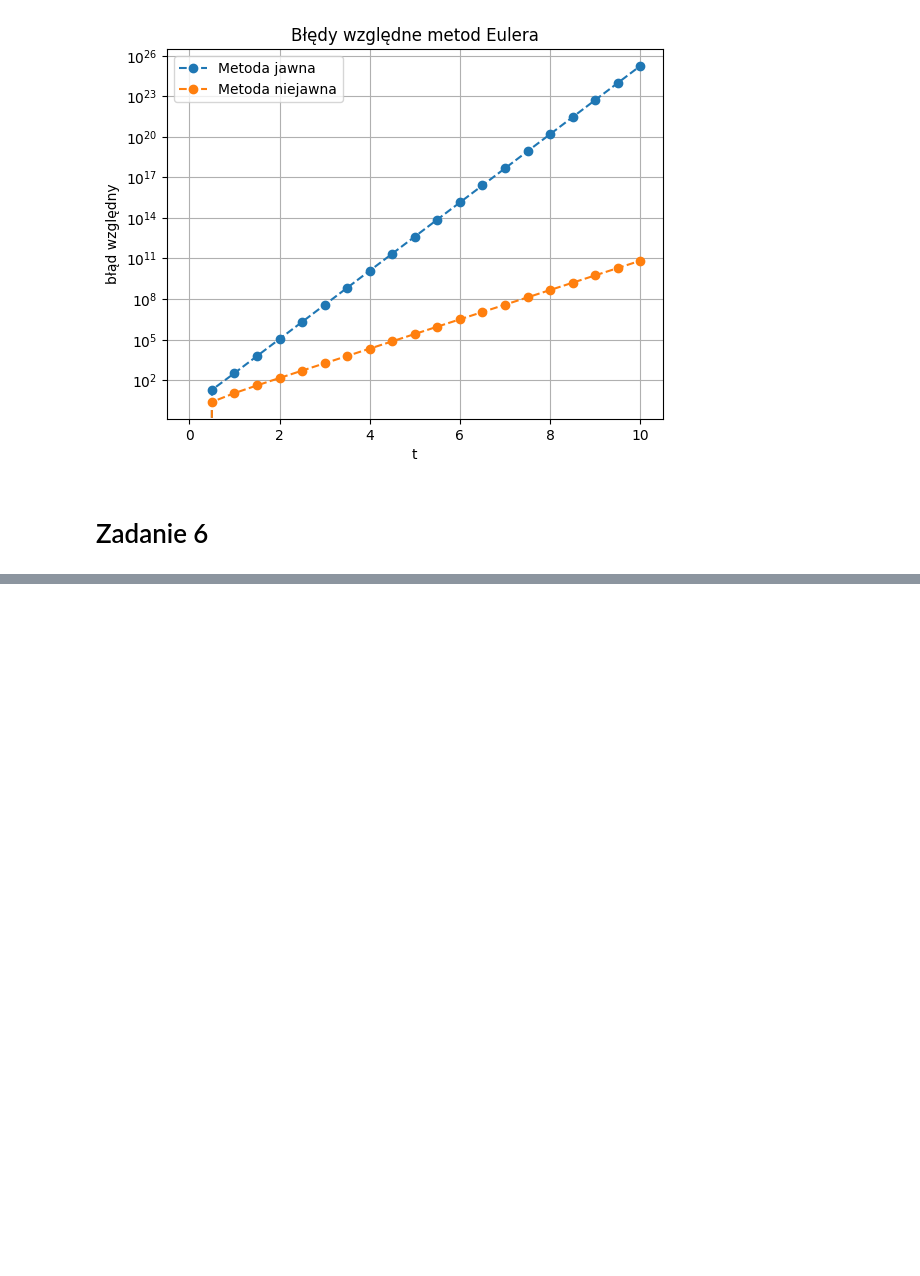
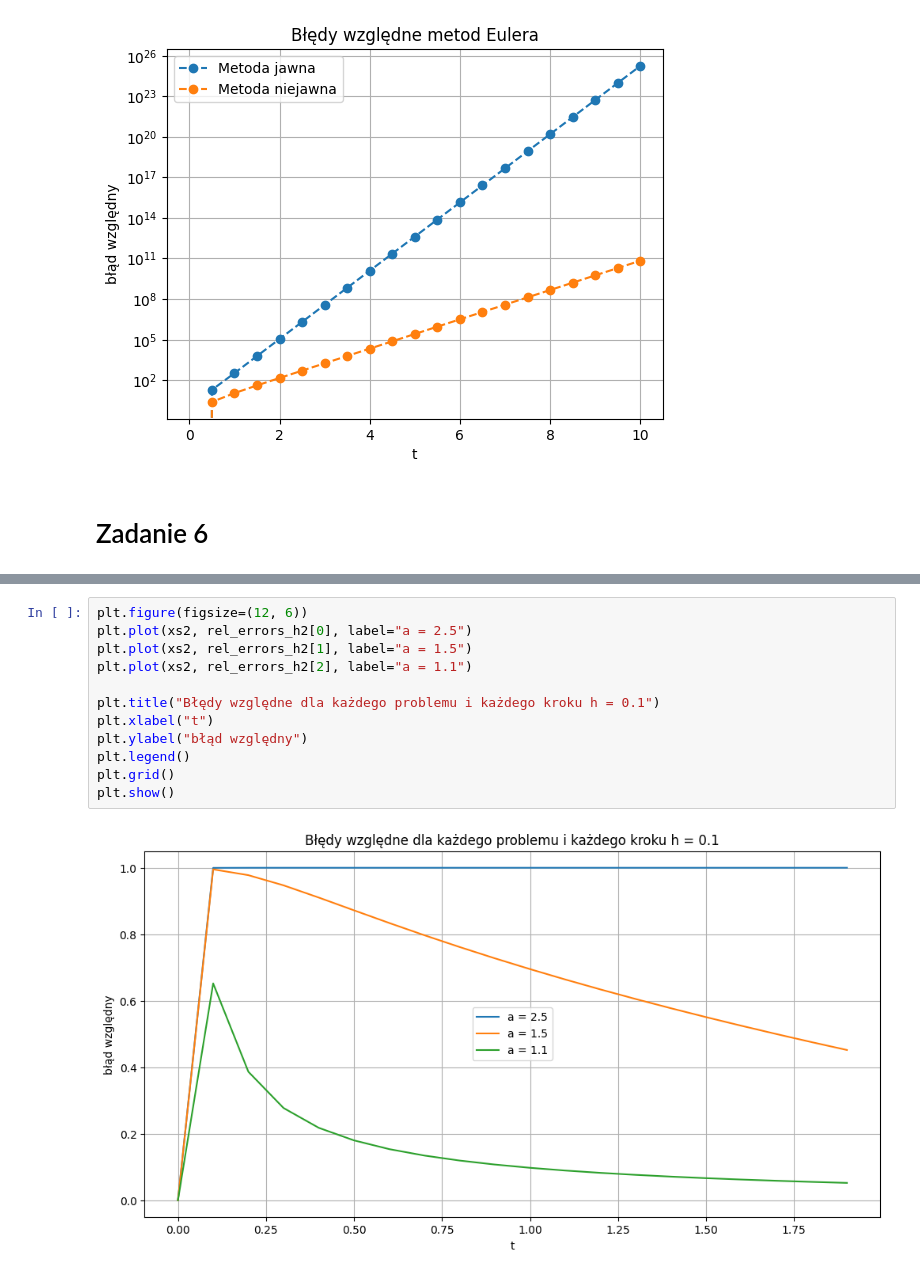
Before and after one commit to memecat5/MOWNIT, a Jupyter notebook: lab9/lab9.ipynb, the cells around one changed output, grey strips where cells are left out. Drawn from its saved outputs; the diff is of its cells as text; blank space fills up the shorter version.

```diff
--- a/lab9/lab9.ipynb
+++ b/lab9/lab9.ipynb
@@ -109,0 +188,14 @@ _IncompleteInputError: incomplete input (3210804353.py, line 6)
+# %%
+plt.figure(figsize=(12, 6))
+plt.plot(xs2, rel_errors_h2[0], label="a = 2.5")
+plt.plot(xs2, rel_errors_h2[1], label="a = 1.5")
+plt.plot(xs2, rel_errors_h2[2], label="a = 1.1")
+
+plt.title("Błędy względne dla każdego problemu i każdego kroku h = 0.1")
+plt.xlabel("t")
+plt.ylabel("błąd względny")
+plt.legend()
+plt.grid()
+plt.show()
+# %% [output]
+[figure, added]
```
Also changed, not shown: parts of 5 cells of this notebook, 2 other files.
